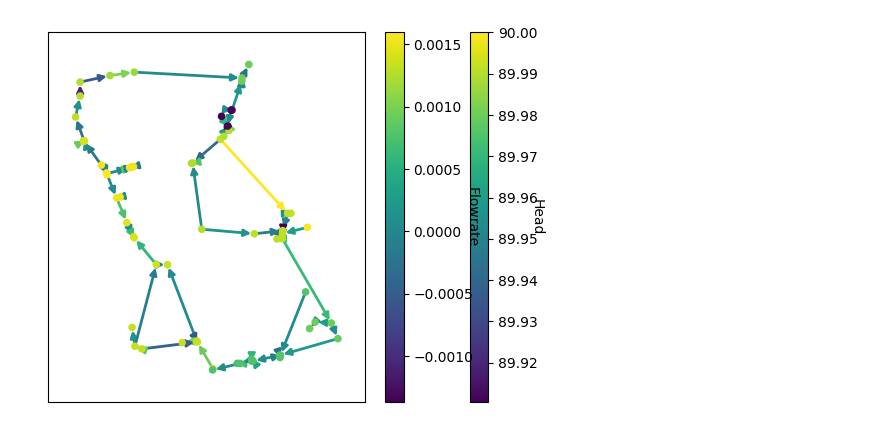
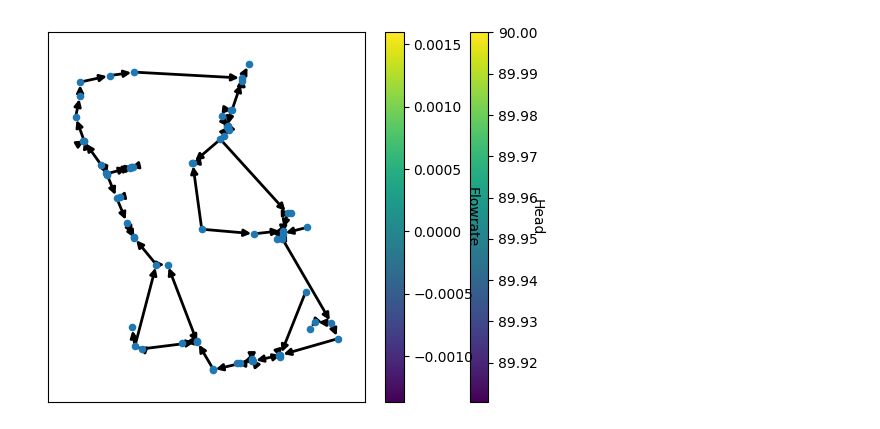
Before and after one commit to nmucke/IISc-campus-WDN, a Jupyter notebook: notebooks/explore_data.ipynb, the cells around one changed output. Cells and saved outputs as stored; diff of their text form; code cells hidden in the pictures.

```diff
--- a/notebooks/explore_data.ipynb
+++ b/notebooks/explore_data.ipynb
@@ -32,39 +35,39 @@ vmin = np.min(head).min()
 vmax = np.max(head).max()
 edge_min = np.min(flow_rate).min()
 edge_max = np.max(flow_rate).max()
 
 node_cmap = plt.get_cmap('viridis')
 edge_cmap = plt.get_cmap('viridis')
 
 nx.draw_networkx(
     G=G,
     pos=nx.get_node_attributes(G, 'pos'),
     with_labels=False,
     node_size=20,
-    node_color=results.node['head'].iloc()[0],
-    cmap=node_cmap,
-    vmin=vmin,
-    vmax=vmax,
-    edge_color=results.link['flowrate'].iloc()[0],
-    edge_cmap=edge_cmap,
-    edge_vmin=edge_min,
-    edge_vmax=edge_max,
+    #node_color=results.node['head'].iloc()[0],
+    #cmap=node_cmap,
+    #vmin=vmin,
+    #vmax=vmax,
+    #edge_color=results.link['flowrate'].iloc()[0],
+    #edge_cmap=edge_cmap,
+    #edge_vmin=edge_min,
+    #edge_vmax=edge_max,
     width=2,
     arrowsize=10,
     )
 sm = plt.cm.ScalarMappable(
     cmap=node_cmap,
     norm=plt.Normalize(vmin=vmin, vmax=vmax))
 sm.set_array([])
 cbar = plt.colorbar(sm)
 cbar.set_label('Head', rotation=270, fontsize=10)
 
 sm = plt.cm.ScalarMappable(
     cmap=edge_cmap,
     norm=plt.Normalize(vmin=edge_min, vmax=edge_max))
 sm.set_array([])
 cbar = plt.colorbar(sm)
 cbar.set_label('Flowrate', rotation=270, fontsize=10)
 plt.show()
 # %% [output]
-[figure, old version]
+[figure, new version]
```
Also changed, not shown: parts of 7 cells of this notebook, 1 other file.
